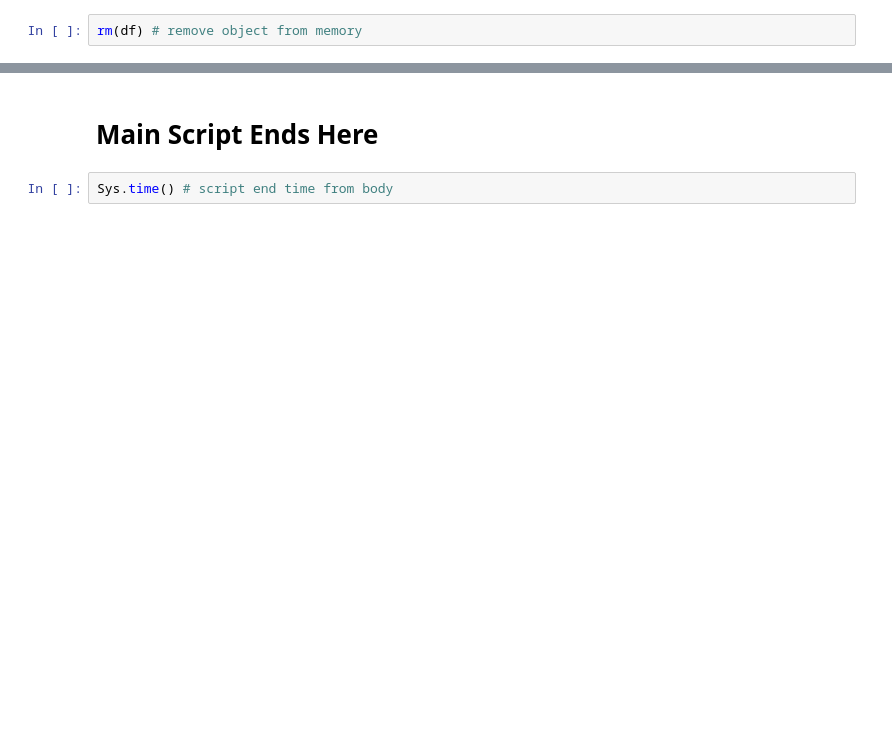
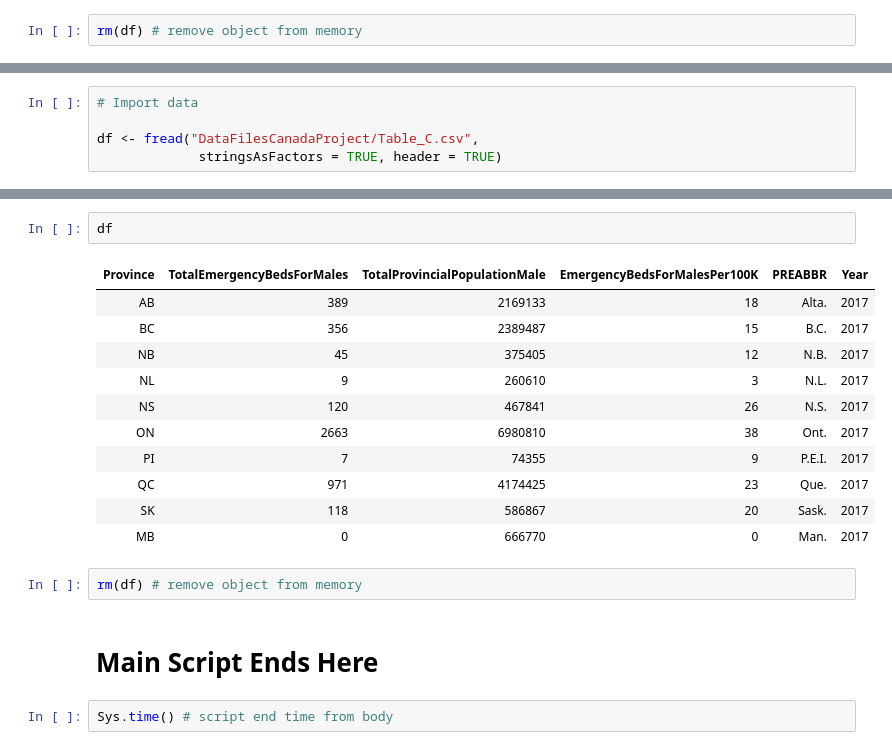
Before and after one commit to tarjin/CanadaProject, a Jupyter notebook: Data_Dictionary_Canada_Provinces_Project_2017.ipynb, the cells around one changed output, grey strips where cells are left out. Saved outputs shown, nothing was run; the diff lists cells and outputs as text; blank space fills up the shorter version.

Commit message:
Table C initial upload

```diff
--- a/Data_Dictionary_Canada_Provinces_Project_2017.ipynb
+++ b/Data_Dictionary_Canada_Provinces_Project_2017.ipynb
@@ -165,0 +177,5 @@ rm(df) # remove object from memory
+# %%
+# Import data
+
+df <- fread("DataFilesCanadaProject/Table_C.csv",
+             stringsAsFactors = TRUE, header = TRUE)
@@ -166,3 +193,19 @@ rm(df) # remove object from memory
+# %%
+df
+# %% [output]
+| Province | TotalEmergencyBedsForMales | TotalProvincialPopulationMale | EmergencyBedsForMalesPer100K | PREABBR | Year |
+| AB | 389 | 2169133 | 18 | Alta. | 2017 |
+| BC | 356 | 2389487 | 15 | B.C. | 2017 |
+| NB | 45 | 375405 | 12 | N.B. | 2017 |
+| NL | 9 | 260610 | 3 | N.L. | 2017 |
+| NS | 120 | 467841 | 26 | N.S. | 2017 |
+| ON | 2663 | 6980810 | 38 | Ont. | 2017 |
+| PI | 7 | 74355 | 9 | P.E.I. | 2017 |
+| QC | 971 | 4174425 | 23 | Que. | 2017 |
+| SK | 118 | 586867 | 20 | Sask. | 2017 |
+| MB | 0 | 666770 | 0 | Man. | 2017 |
+# %%
+rm(df) # remove object from memory
 # %% [markdown]
 # Main Script Ends Here
 # %%
```
Also changed, not shown: parts of 7 cells of this notebook, 3 other files.
